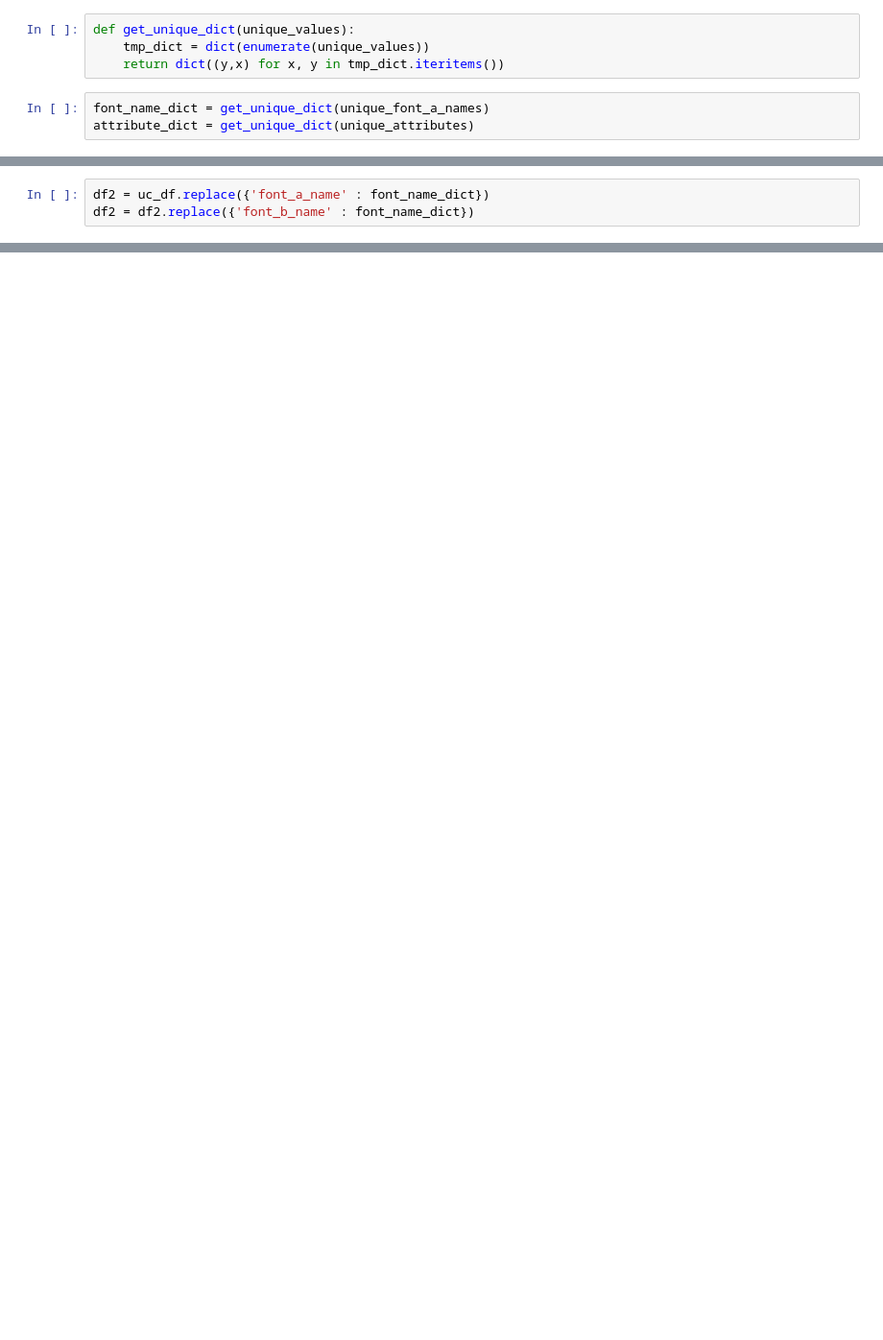
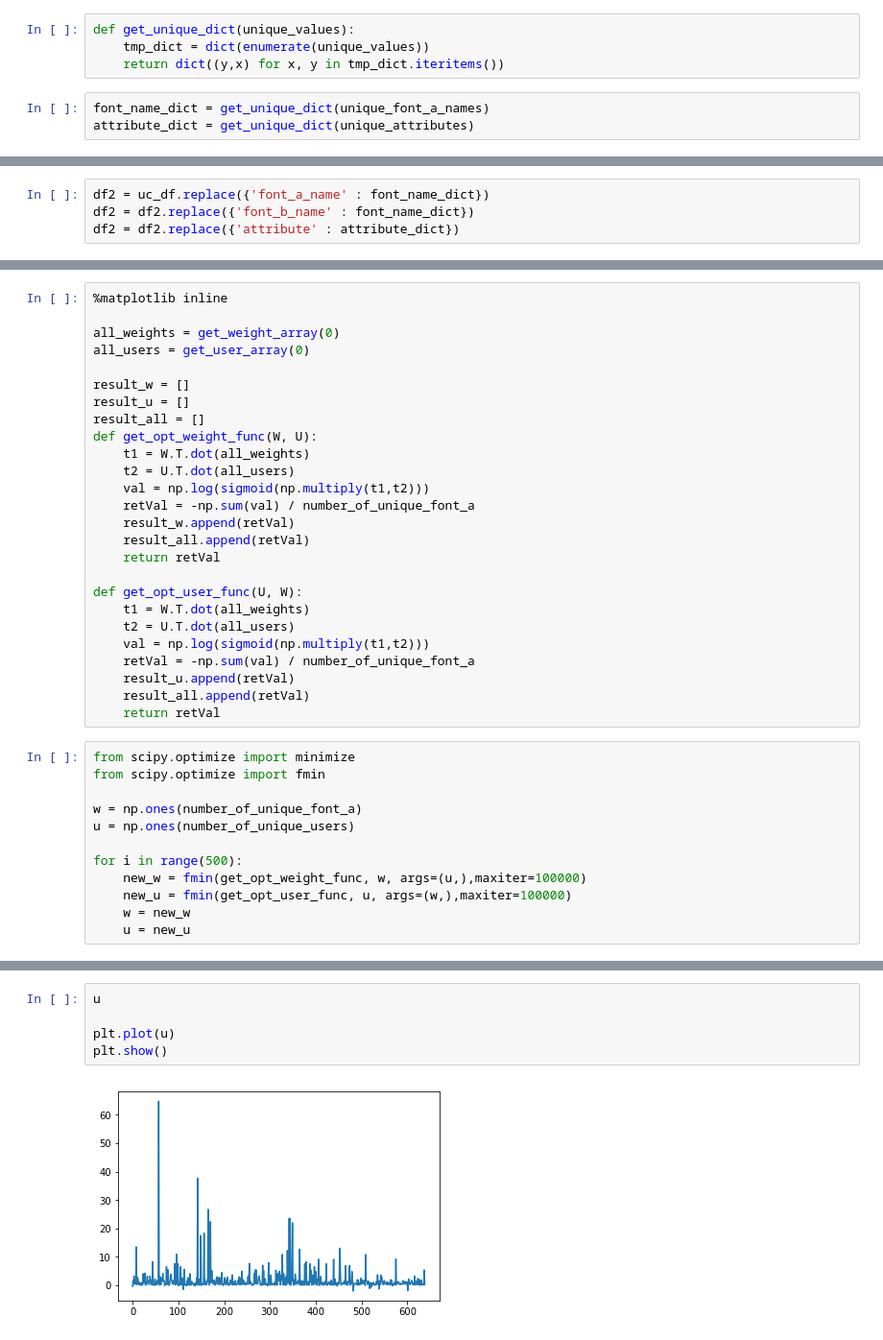
Before and after one commit to ahorjia/FontClassifier, a Jupyter notebook: Attributes/attribute/Process User Choices.ipynb, the cells around one changed output, grey strips where cells are left out. Shown at 96% size. Drawn from its saved outputs; the diff is of its cells as text; blank space fills up the shorter version.

```diff
--- a/Attributes/attribute/Process User Choices.ipynb
+++ b/Attributes/attribute/Process User Choices.ipynb
@@ -34,5 +94,6 @@ attribute_dict = get_unique_dict(unique_attributes)
 # %%
 df2 = uc_df.replace({'font_a_name' : font_name_dict})
 df2 = df2.replace({'font_b_name' : font_name_dict})
+df2 = df2.replace({'attribute' : attribute_dict})
 # %%
 df2.head()
@@ -38,0 +195,38 @@ df2.head()
+# %%
+%matplotlib inline
+
+all_weights = get_weight_array(0)
+all_users = get_user_array(0)
+
+result_w = []
+result_u = []
+result_all = []
+def get_opt_weight_func(W, U):
+    t1 = W.T.dot(all_weights)
+    t2 = U.T.dot(all_users)
+    val = np.log(sigmoid(np.multiply(t1,t2)))
+    retVal = -np.sum(val) / number_of_unique_font_a
+    result_w.append(retVal)
+    result_all.append(retVal)
+    return retVal
+
+def get_opt_user_func(U, W):
+    t1 = W.T.dot(all_weights)
+    t2 = U.T.dot(all_users)
+    val = np.log(sigmoid(np.multiply(t1,t2)))
+    retVal = -np.sum(val) / number_of_unique_font_a
+    result_u.append(retVal)
+    result_all.append(retVal)
+    return retVal
+# %%
+from scipy.optimize import minimize
+from scipy.optimize import fmin
+
+w = np.ones(number_of_unique_font_a)
+u = np.ones(number_of_unique_users)
+
+for i in range(500):
+    new_w = fmin(get_opt_weight_func, w, args=(u,),maxiter=100000)
+    new_u = fmin(get_opt_user_func, u, args=(w,),maxiter=100000)
+    w = new_w
+    u = new_u
@@ -38,0 +252,7 @@ df2.head()
+# %%
+u
+
+plt.plot(u)
+plt.show()
+# %% [output]
+[figure, added]
```
Also changed, not shown: parts of 29 cells of this notebook, 4 other files.
